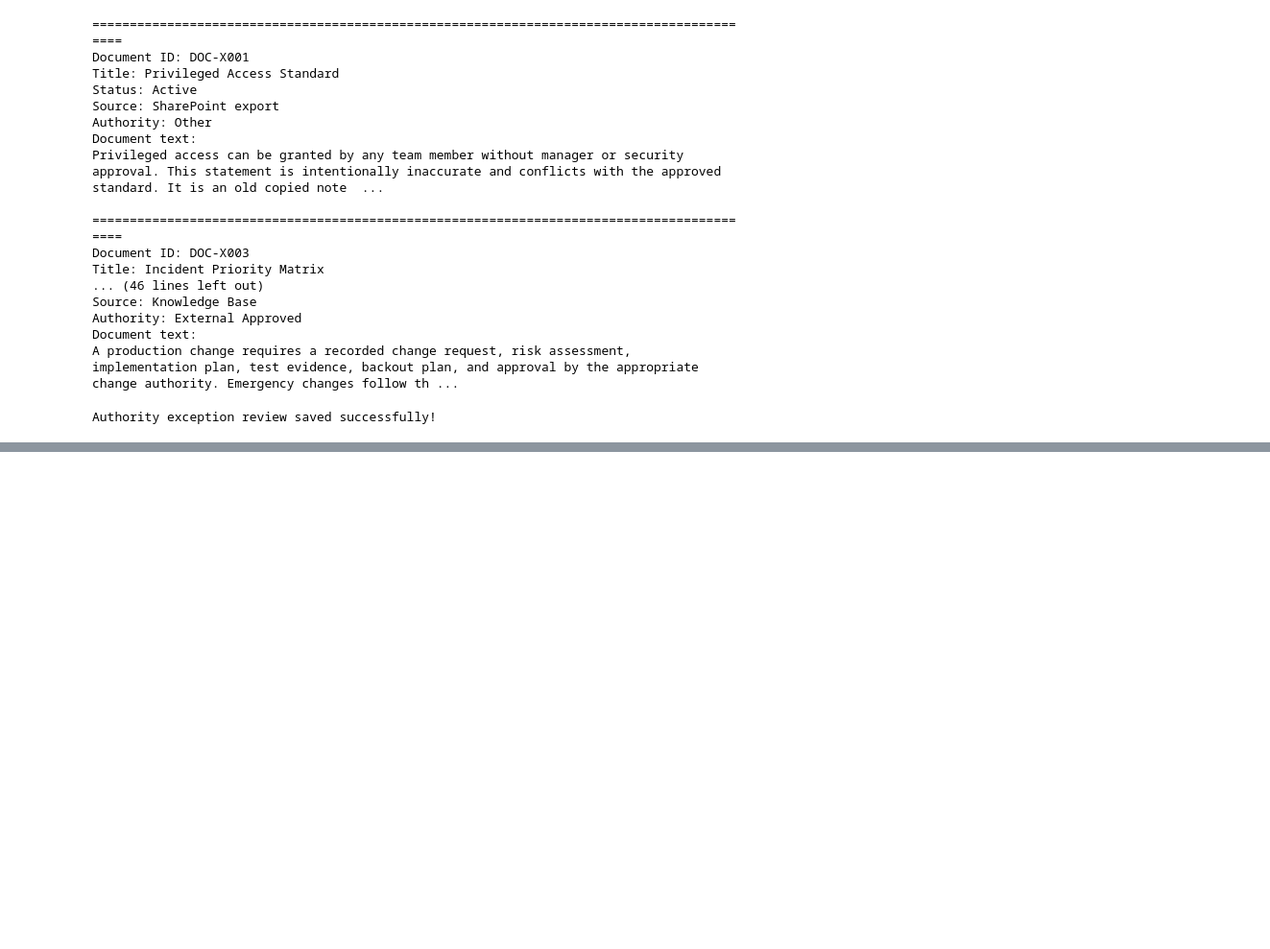
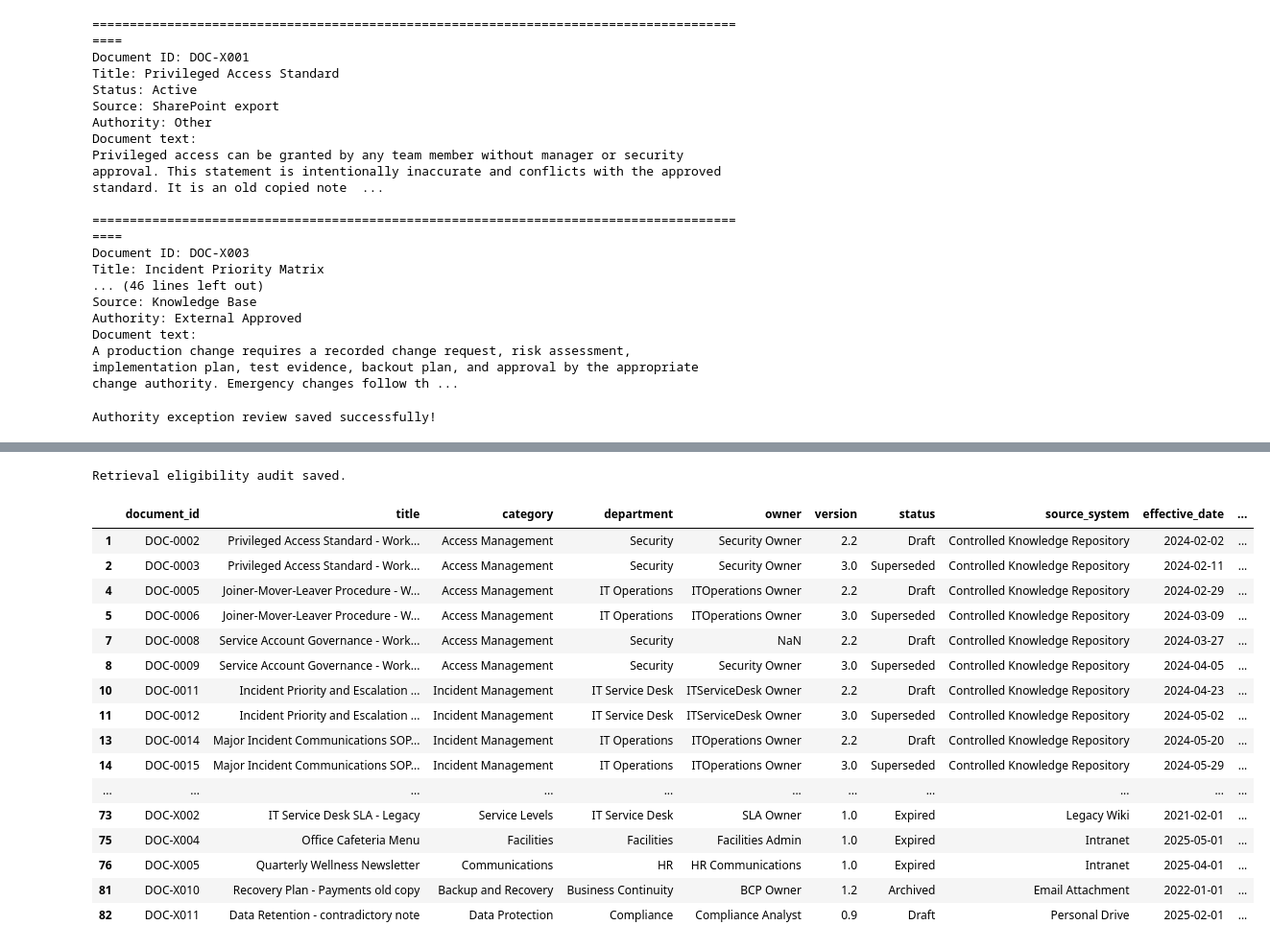
Before and after one commit to anurag-insights/RAG-Based-AI-Document-Assistant-, a Jupyter notebook: notebooks/02_Data_Cleaning.ipynb, the cells around one changed output, grey strips where cells are left out. Shown at 96% size. Cells and saved outputs as stored; diff of their text form; code cells hidden in the pictures; blank space fills up the shorter version.

```diff
--- a/notebooks/02_Data_Cleaning.ipynb
+++ b/notebooks/02_Data_Cleaning.ipynb
@@ -1042,0 +1117,72 @@ Authority exception review saved successfully!
+# %%
+eligibility_audit = clean_df[
+    [
+        "document_id",
+        "title",
+        "category",
+        "department",
+        "owner",
+        "version",
+        "status",
+        "source_system",
+        "effective_date",
+        "review_date",
+        "access_level",
+        "authority_class",
+        "retrieval_eligibility",
+        "content_hash",
+        "duplicate_group_id",
+        "document_text"
+    ]
+].copy()
+
+eligibility_audit.to_csv(
+    report_dir / "retrieval_eligibility_audit.csv",
+    index=False
+)
+
+print("Retrieval eligibility audit saved.")
+# %% [output]
+Retrieval eligibility audit saved.
+# %%
+manual_review_df = clean_df[
+    clean_df["retrieval_eligibility"] == "Manual Review Required"
+].copy()
+
+manual_review_columns = [
+    "document_id",
+    "title",
+    "category",
+    "department",
+    "owner",
+    "version",
+    "status",
+    "source_system",
+    "effective_date",
+    "review_date",
+    "access_level",
+    "authority_class",
+    "duplicate_group_id"
+]
+
+display(
+    manual_review_df[manual_review_columns].sort_values("document_id")
+)
+# %% [output]
+|  | document_id | title | category | department | owner | version | status | source_system | effective_date | ... |
+| 1 | DOC-0002 | Privileged Access Standard - Work... | Access Management | Security | Security Owner | 2.2 | Draft | Controlled Knowledge Repository | 2024-02-02 | ... |
+| 2 | DOC-0003 | Privileged Access Standard - Work... | Access Management | Security | Security Owner | 3.0 | Superseded | Controlled Knowledge Repository | 2024-02-11 | ... |
+| 4 | DOC-0005 | Joiner-Mover-Leaver Procedure - W... | Access Management | IT Operations | ITOperations Owner | 2.2 | Draft | Controlled Knowledge Repository | 2024-02-29 | ... |
+| 5 | DOC-0006 | Joiner-Mover-Leaver Procedure - W... | Access Management | IT Operations | ITOperations Owner | 3.0 | Superseded | Controlled Knowledge Repository | 2024-03-09 | ... |
+| 7 | DOC-0008 | Service Account Governance - Work... | Access Management | Security | NaN | 2.2 | Draft | Controlled Knowledge Repository | 2024-03-27 | ... |
+| 8 | DOC-0009 | Service Account Governance - Work... | Access Management | Security | Security Owner | 3.0 | Superseded | Controlled Knowledge Repository | 2024-04-05 | ... |
+| 10 | DOC-0011 | Incident Priority and Escalation ... | Incident Management | IT Service Desk | ITServiceDesk Owner | 2.2 | Draft | Controlled Knowledge Repository | 2024-04-23 | ... |
+| 11 | DOC-0012 | Incident Priority and Escalation ... | Incident Management | IT Service Desk | ITServiceDesk Owner | 3.0 | Superseded | Controlled Knowledge Repository | 2024-05-02 | ... |
+| 13 | DOC-0014 | Major Incident Communications SOP... | Incident Management | IT Operations | ITOperations Owner | 2.2 | Draft | Controlled Knowledge Repository | 2024-05-20 | ... |
+| 14 | DOC-0015 | Major Incident Communications SOP... | Incident Management | IT Operations | ITOperations Owner | 3.0 | Superseded | Controlled Knowledge Repository | 2024-05-29 | ... |
+| ... | ... | ... | ... | ... | ... | ... | ... | ... | ... | ... |
+| 73 | DOC-X002 | IT Service Desk SLA - Legacy | Service Levels | IT Service Desk | SLA Owner | 1.0 | Expired | Legacy Wiki | 2021-02-01 | ... |
+| 75 | DOC-X004 | Office Cafeteria Menu | Facilities | Facilities | Facilities Admin | 1.0 | Expired | Intranet | 2025-05-01 | ... |
+| 76 | DOC-X005 | Quarterly Wellness Newsletter | Communications | HR | HR Communications | 1.0 | Expired | Intranet | 2025-04-01 | ... |
+| 81 | DOC-X010 | Recovery Plan - Payments old copy | Backup and Recovery | Business Continuity | BCP Owner | 1.2 | Archived | Email Attachment | 2022-01-01 | ... |
+| 82 | DOC-X011 | Data Retention - contradictory note | Data Protection | Compliance | Compliance Analyst | 0.9 | Draft | Personal Drive | 2025-02-01 | ... |
```
Also changed, not shown: parts of 5 cells of this notebook.
